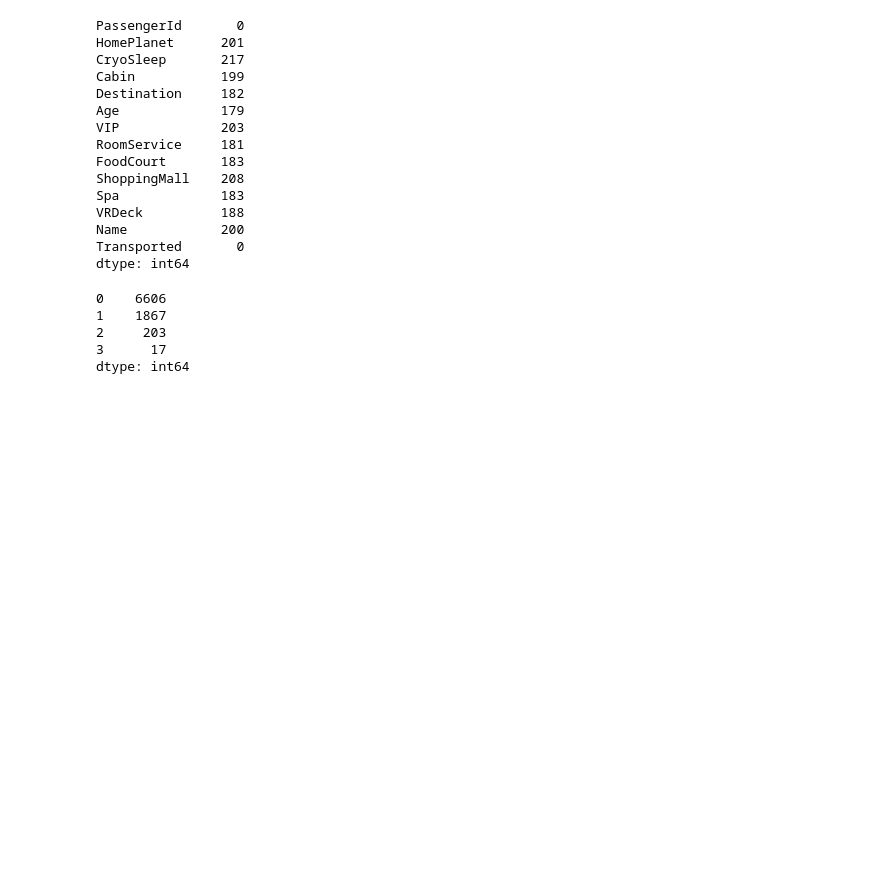
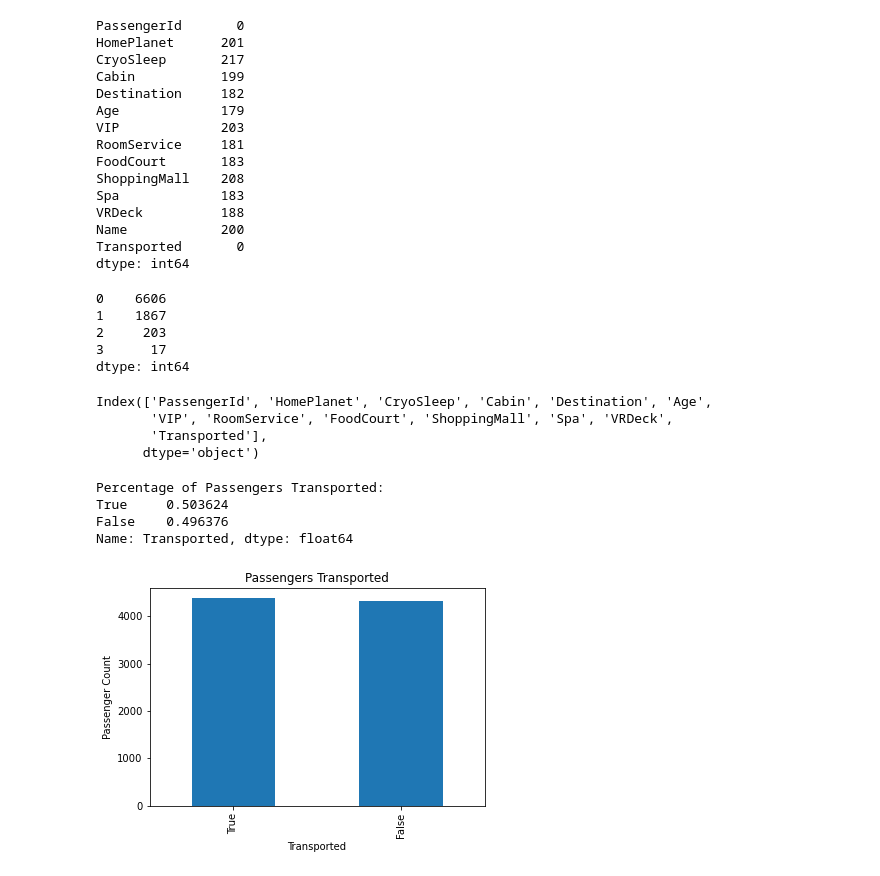
Before and after one commit to lynnmench/Spaceship_Titanic_Kaggle, a Jupyter notebook: Data_Clean_Analyze_SpaceshipTitanic.ipynb, the cells around one changed output. Cells and saved outputs as stored; diff of their text form; code cells hidden in the pictures; blank space fills up the shorter version.

Commit message:
Continued Data Cleaning and Analysis in Jupyter

```diff
--- a/Data_Clean_Analyze_SpaceshipTitanic.ipynb
+++ b/Data_Clean_Analyze_SpaceshipTitanic.ipynb
@@ -12,8 +14,9 @@ import matplotlib.pyplot as plt
 # %%
 data_file_path = '/Users/lynnpowell/Documents/DS_Projects/Spaceship_Titanic/'
-df = pd.read_csv(data_file_path+'train.csv')
+df_train = pd.read_csv(data_file_path+'train.csv')
+df_test = pd.read_csv(data_file_path+'test.csv')
 
-df.head()
+df_train.head()
 # %% [output]
 |  | PassengerId | HomePlanet | CryoSleep | Cabin | Destination | Age | VIP | RoomService | FoodCourt | ... |
 | 0 | 0001_01 | Europa | False | B/0/P | TRAPPIST-1e | 39.0 | False | 0.0 | 0.0 | ... |
@@ -56,6 +78,31 @@ df.isnull().sum(axis=1).value_counts()
 dtype: int64
 # %%
 #Removing name column since it is similar to the PassengerID column
-#Removing name column also because it has missing data
-df = df.drop('Name',axis=1)
+#Removing name column because it has missing data
+df_train = df_train.drop('Name',axis=1)
+df_test = df_test.drop('Name',axis=1)
+
+df_train.columns
+# %% [output]
+Index(['PassengerId', 'HomePlanet', 'CryoSleep', 'Cabin', 'Destination', 'Age',
+       'VIP', 'RoomService', 'FoodCourt', 'ShoppingMall', 'Spa', 'VRDeck',
+       'Transported'],
+      dtype='object')
+# %%
+#General Look at Transported vs Stayed
+trans_percent = df_train.Transported.value_counts() / len(df_train)
+print('Percentage of Passengers Transported:')
+print(trans_percent)
+
+df_train.Transported.value_counts().plot(kind='bar')
+plt.ylabel('Passenger Count')
+plt.xlabel('Transported')
+plt.title('Passengers Transported')
+plt.show()
+# %% [output]
+Percentage of Passengers Transported:
+True     0.503624
+False    0.496376
+Name: Transported, dtype: float64
+[figure, added]
 # %%
```
Also changed, not shown: parts of 27 cells of this notebook, 3 other files.
